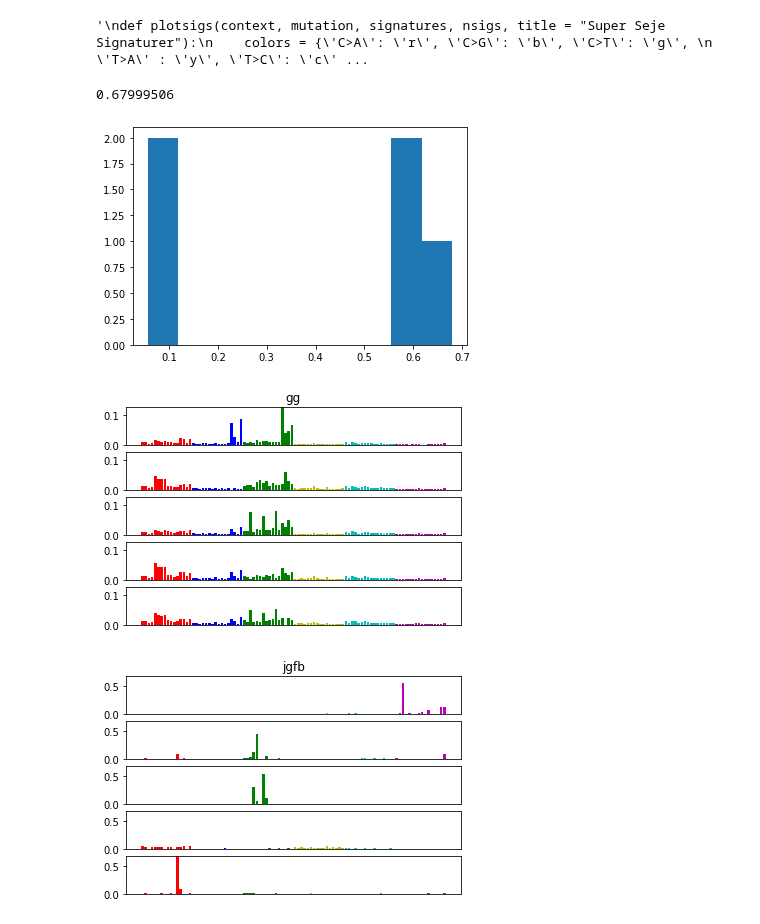
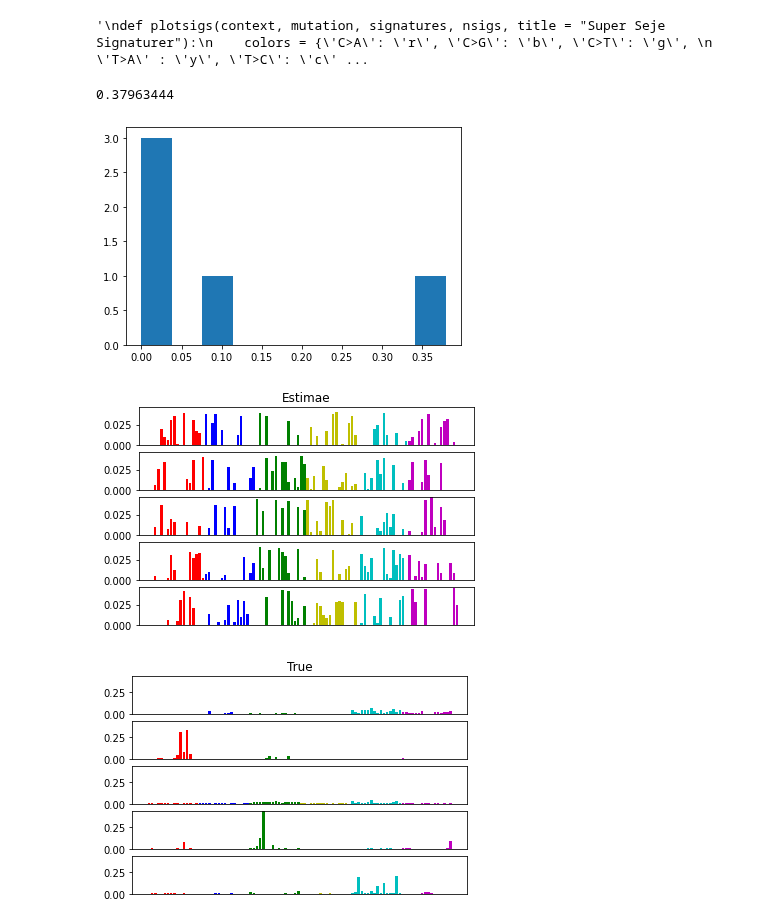
Before and after one commit to CLINDA-AAU/AAUtoSig, a Jupyter notebook: sequencing_mixed_extraction.ipynb, the cells around one changed output. Drawn from its saved outputs; the diff is of its cells as text; code cells hidden in the pictures.

```diff
--- a/sequencing_mixed_extraction.ipynb
+++ b/sequencing_mixed_extraction.ipynb
@@ -9,16 +9,15 @@ from functions import simulate_counts
 import pandas as pd
 import numpy as np
 
-G_mat, G_sigs, _ = simulate_counts(4, 3000, sig_names = ['SBS17b', 'SBS10b', 'SBS2', 'SBS8'])
-E_mat, E_sigs, _ = simulate_counts(4, 3000, sig_names = ['SBS17b', 'SBS10b', 'SBS2', 'SBS10a'])
+G_mat, G_sigs, _ = simulate_counts(5, 1000)#, sig_names = ['SBS17b', 'SBS10b', 'SBS2', 'SBS8'])
+E_mat, E_sigs, _ = simulate_counts(5, 1000)#, sig_names = ['SBS17b', 'SBS10b', 'SBS2', 'SBS10a'])
 # Denne her del får det til ikke at virke, hvilket ikke giver mening fordi den ikke ændrer noget efter normalisering - matematisk
 # Det kan være det bare bliver for småt, så vi undlader det fordi det ikke har matematisk betydning
 # E_mat = E_mat*0.1
-
-G_mat = G_mat.T #(G_mat / G_mat.sum(axis=0)).T
+G_mat = (G_mat / G_mat.sum(axis=0)).T #G_mat.T
 G_mat['WGS'] = 1
 
-E_mat = E_mat.T #(E_mat / E_mat.sum(axis=0)).T
+E_mat = (E_mat / E_mat.sum(axis=0)).T #E_mat.T
 E_mat['WGS'] = 0
 
 total = pd.concat([E_mat, G_mat])
@@ -155,23 +205,23 @@ def plotsigs(context, mutation, signatures, nsigs, title = "Super Seje Signature
 # %%
 from functions import plotsigs, cosine_perm
 
 sigs_est = sigzzz
 
 sigs_true = pd.concat([G_sigs, E_sigs.iloc[:,-1]], axis = 1)
 arg_max_WGS = np.argmax(sigs_est.iloc[96,:])
 max_WGS = sigs_est.iloc[96,:].max()
 print(max_WGS)
 plt.hist(sigs_est.iloc[96,:])
 plt.show()
 
 perm = cosine_perm(sigs_est.drop(['WGS']).T, sigs_true.T)
 sigs_est = sigs_est.iloc[0:96, perm[1]]
 
 
-plotsigs(trinucleotide[0:96], mutation[0:96], sigs_est.to_numpy(), 5, "gg")
-plotsigs(trinucleotide[0:96], mutation[0:96], sigs_true.to_numpy(), 5, "jgfb")
+plotsigs(trinucleotide[0:96], mutation[0:96], sigs_est.to_numpy(), 5, "Estimae")
+plotsigs(trinucleotide[0:96], mutation[0:96], sigs_true.to_numpy(), 5, "True")
 # %% [output]
-0.67999506
+0.37963444
-[figure, old version]
+[figure, new version]
-[figure, old version]
+[figure, new version]
-[figure, old version]
+[figure, new version]
```
Also changed, not shown: parts of 3 cells of this notebook.
